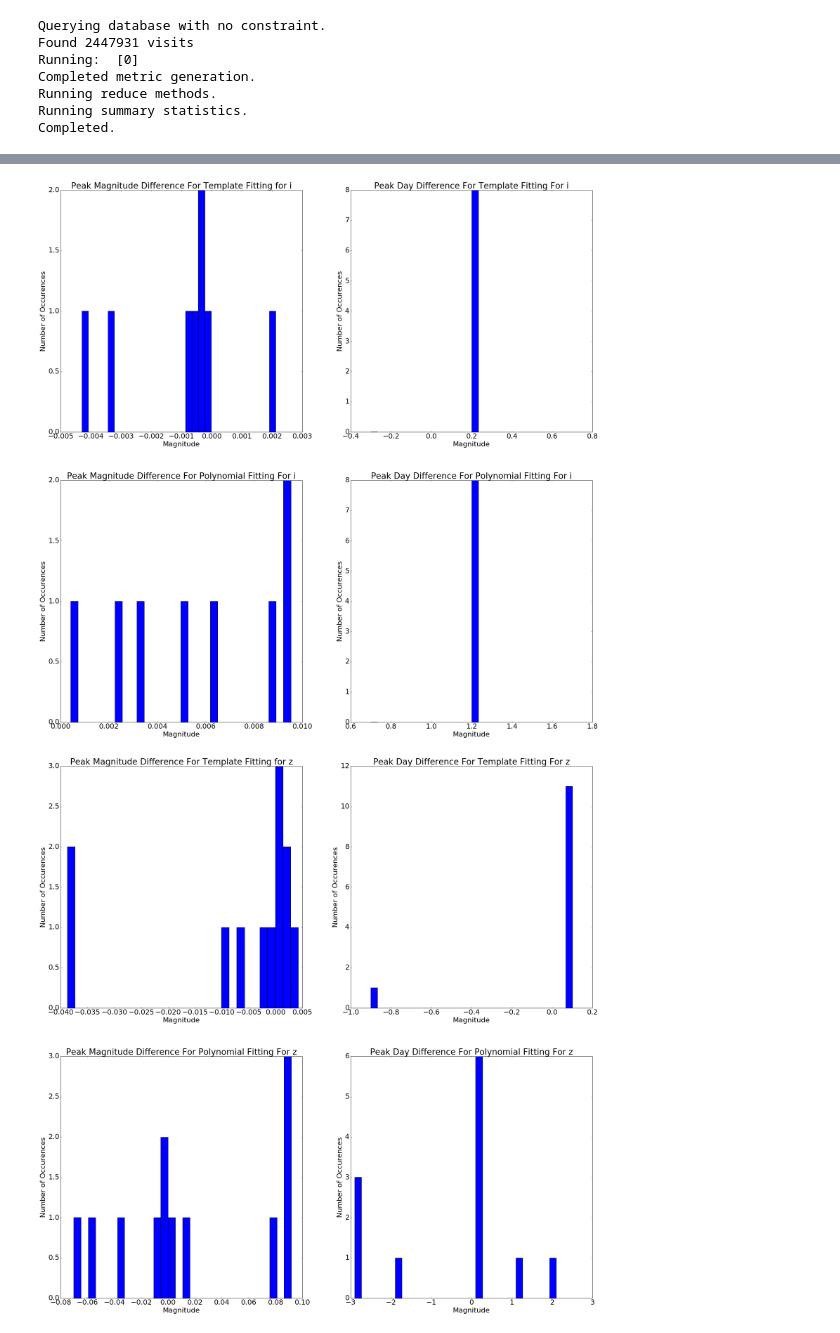
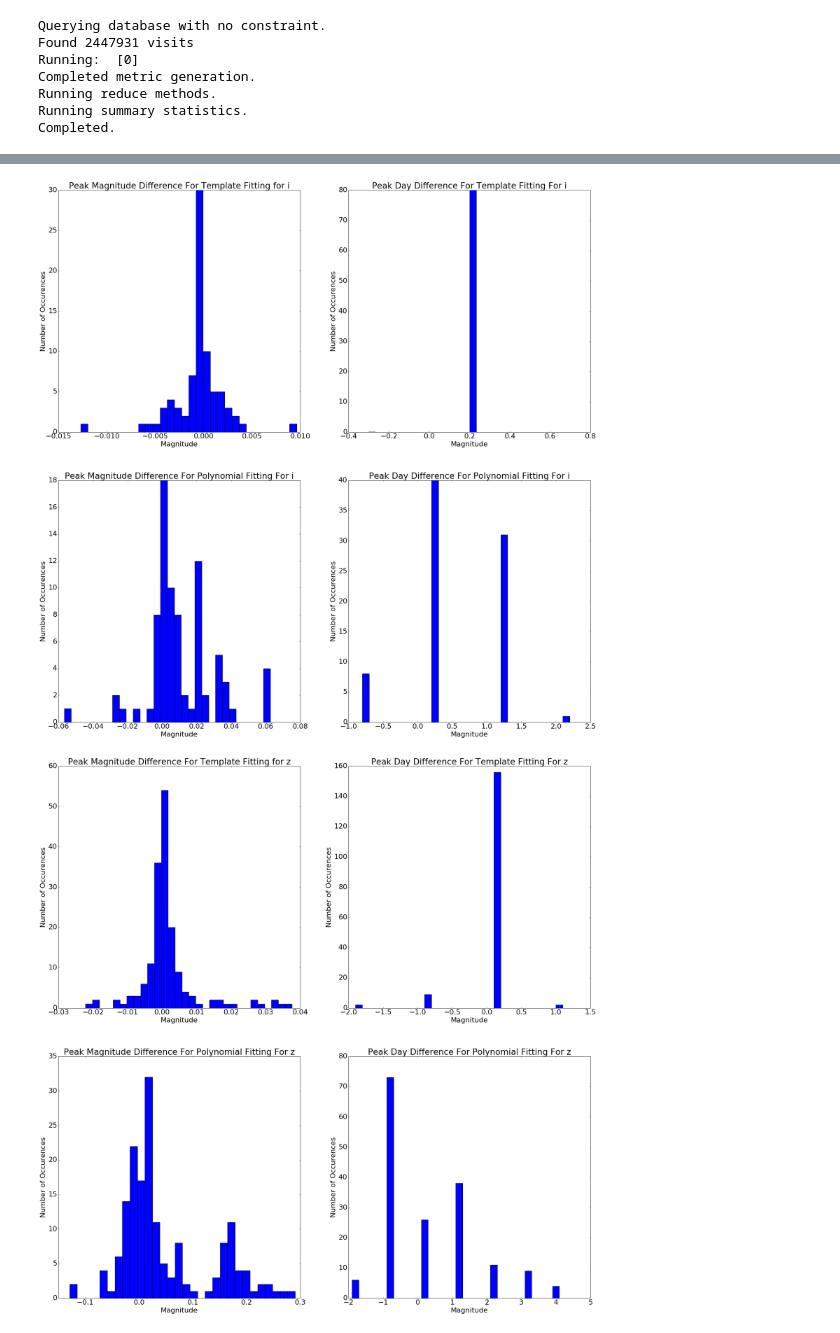
Before and after one commit to hbowden3/LSST_Supernova, a Jupyter notebook: Resample Supernova Lightcurve Using LSST MAF.ipynb, the cells around one changed output, grey strips where cells are left out. Drawn from its saved outputs; the diff is of its cells as text; code cells hidden in the pictures.

```diff
--- a/Resample Supernova Lightcurve Using LSST MAF.ipynb
+++ b/Resample Supernova Lightcurve Using LSST MAF.ipynb
@@ -32,8 +32,8 @@ resultsDb = db.ResultsDb(outDir)
 # The pass metric just passes data straight through.
 #choose database and restrictions (such as list of ra and dec)
 metric = metrics.PassMetric(cols=['expMJD','filter','fiveSigmaDepth'])
-slicer = slicers.UserPointsSlicer(np.random.uniform(0,360,10), np.random.uniform(-60,-30,10))
-#slicer = slicers.UserPointsSlicer(0, -45)
+slicer = slicers.UserPointsSlicer(np.random.uniform(0,360,100), np.random.uniform(-60,-30,100))
+#slicer = slicers.UserPointsSlicer([349.4,0.00,53.0,34.4,150.4],[-63.3,-45.5,-27.4,-5.1,2.8])
 #no restrictions currently
 sql = ''
 bundle = metricBundles.MetricBundle(metric,slicer,sql)
@@ -305,6 +305,7 @@ good = 0.
 bad = 0.
 # %%
 for f in filterNames:
+    percent_by_coord = Table(names=('ra', 'dec', 'percent'), dtype=('float','float','float'))
     for coord in range(len(bundle.metricValues)):
         opsim = survey[coord]
         ra = np.degrees(opsim['fieldRA'][0])
@@ -355,3 +356,15 @@ for f in filterNames:
                     else:
                         weak += 1
                         bad += 1
+
+        percent = (good/(good+bad))*100
+        percent_by_coord.add_row([ra,dec,percent])
+    import healpy as hp
+    ra = np.radians(percent_by_coord['ra'])
+    dec = np.radians(90 - percent_by_coord['dec'])
+    nside = 16
+    pix = hp.pixelfunc.ang2pix(nside, dec, ra)
+    healpix_map = np.zeros(hp.nside2npix(nside), dtype=np.double)
+    healpix_map[pix] = percent_by_coord['percent']
+    m = np.arange(hp.nside2npix(nside))
+    hp.mollview(healpix_map, coord='E', title='Map for ' + f, unit='mK', min=0 ,max=2, xsize=2000)
@@ -422,19 +447,19 @@ for f in filterNames:
     axarr[0,0].set_ylabel('Number of Occurences')
 
     fMatch2 = peak_day_difference_template['filter'] == f
-    axarr[0,1].hist(peak_day_difference_template[fMatch]['peak day difference 1'], bins = 30)
+    axarr[0,1].hist(peak_day_difference_template[fMatch2]['peak day difference 1'], bins = 30)
     axarr[0,1].set_title('Peak Day Difference For Template Fitting For ' + f)
     axarr[0,1].set_xlabel('Magnitude')
     axarr[0,1].set_ylabel('Number of Occurences')
 
     fMatch3 = peak_mag_difference_poly['filter'] == f
-    axarr[1,0].hist(peak_mag_difference_template[fMatch]['peak magnitude difference 2'], bins = 30)
+    axarr[1,0].hist(peak_mag_difference_poly[fMatch3]['peak magnitude difference 2'], bins = 30)
     axarr[1,0].set_title('Peak Magnitude Difference For Polynomial Fitting For ' + f)
     axarr[1,0].set_xlabel('Magnitude')
     axarr[1,0].set_ylabel('Number of Occurences')
 
     fMatch4 = peak_day_difference_poly['filter'] == f
-    axarr[1,1].hist(peak_day_difference_template[fMatch]['peak day difference 2'], bins = 30)
+    axarr[1,1].hist(peak_day_difference_poly[fMatch4]['peak day difference 2'], bins = 30)
     axarr[1,1].set_title('Peak Day Difference For Polynomial Fitting For ' + f)
     axarr[1,1].set_xlabel('Magnitude')
     axarr[1,1].set_ylabel('Number of Occurences')
@@ -447,2 +472,2 @@ for f in filterNames:
-[figure, old version]
+[figure, new version]
-[figure, old version]
+[figure, new version]
```
Also changed, not shown: parts of 8 cells of this notebook.
